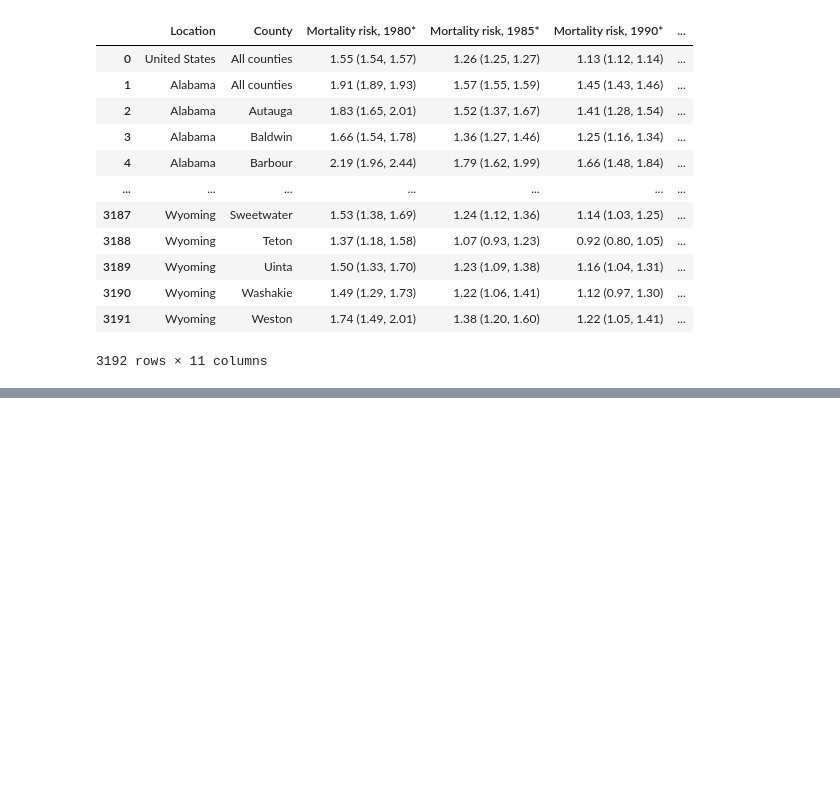
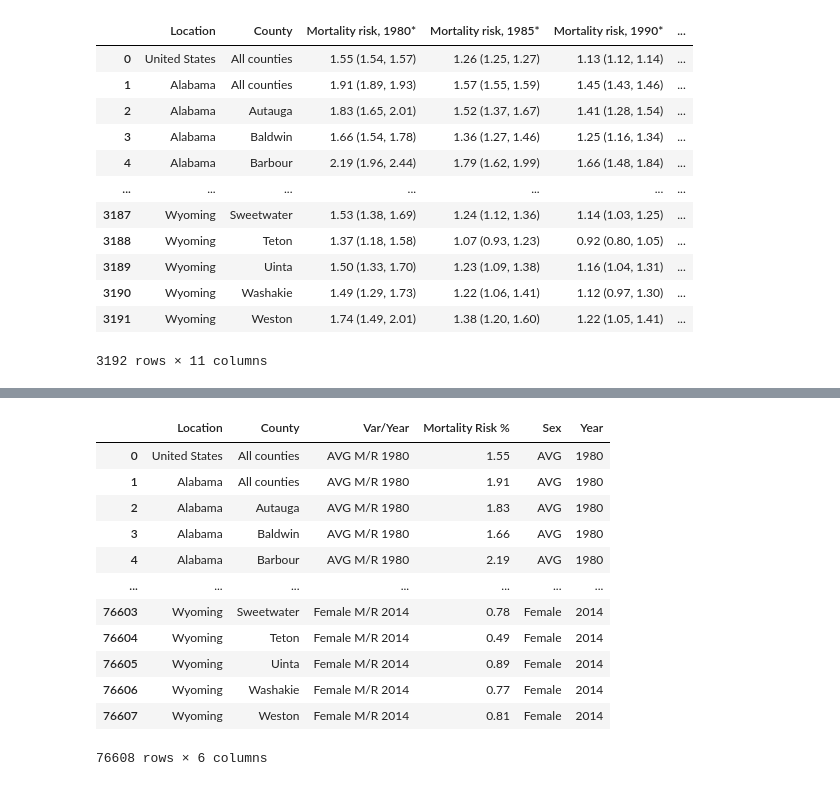
Before and after one commit to Dlstark/Mortality_Rates, a Jupyter notebook: Notebooks/Mortality Risk.ipynb, the cells around one changed output, grey strips where cells are left out. Cells and saved outputs as stored; diff of their text form; code cells hidden in the pictures; blank space fills up the shorter version.

```diff
--- a/Notebooks/Mortality Risk.ipynb
+++ b/Notebooks/Mortality Risk.ipynb
@@ -165,8 +171,8 @@ risk_group3[['AVG M/R 2010', 'Male M/R 2010', 'Female M/R 2010']] = risk_group3[
 risk_group3 = risk_group3.drop('Mortality risk, 2010*', axis=1)
 risk_group3[['AVG M/R 2014', 'Male M/R 2014', 'Female M/R 2014']] = risk_group3['Mortality risk, 2014*'].str.split(expand=True)
 risk_group3 = risk_group3.drop('Mortality risk, 2014*', axis=1)
-risk_group3[['AVG M/R Change 1980-2014', 'Male M/R Change 1980-2014', 'Female M/R Change 1980-2014']] = risk_group3['% Change in mortality risk, 1980-2014'].str.split(expand=True)
-risk_group3 = risk_group3.drop('% Change in mortality risk, 1980-2014', axis=1)
+#risk_group3[['AVG M/R Change 1980-2014', 'Male M/R Change 1980-2014', 'Female M/R Change 1980-2014']] = risk_group3['% Change in mortality risk, 1980-2014'].str.split(expand=True)
+#risk_group3 = risk_group3.drop('% Change in mortality risk, 1980-2014', axis=1)
 risk_group3
 # %% [output]
 |  | Location | County | AVG M/R 1980 | Male M/R 1980 | Female M/R 1980 | AVG M/R 1985 | Male M/R 1985 | ... |
@@ -217,8 +223,8 @@ risk_group4[['AVG M/R 2010', 'Male M/R 2010', 'Female M/R 2010']] = risk_group4[
 risk_group4 = risk_group4.drop('Mortality risk, 2010*', axis=1)
 risk_group4[['AVG M/R 2014', 'Male M/R 2014', 'Female M/R 2014']] = risk_group4['Mortality risk, 2014*'].str.split(expand=True)
 risk_group4 = risk_group4.drop('Mortality risk, 2014*', axis=1)
-risk_group4[['AVG M/R Change 1980-2014', 'Male M/R Change 1980-2014', 'Female M/R Change 1980-2014']] = risk_group4['% Change in mortality risk, 1980-2014'].str.split(expand=True)
-risk_group4 = risk_group4.drop('% Change in mortality risk, 1980-2014', axis=1)
+#risk_group4[['AVG M/R Change 1980-2014', 'Male M/R Change 1980-2014', 'Female M/R Change 1980-2014']] = risk_group4['% Change in mortality risk, 1980-2014'].str.split(expand=True)
+#risk_group4 = risk_group4.drop('% Change in mortality risk, 1980-2014', axis=1)
 risk_group4
 # %% [output]
 |  | Location | County | AVG M/R 1980 | Male M/R 1980 | Female M/R 1980 | AVG M/R 1985 | Male M/R 1985 | ... |
@@ -269,8 +275,8 @@ risk_group5[['AVG M/R 2010', 'Male M/R 2010', 'Female M/R 2010']] = risk_group5[
 risk_group5 = risk_group5.drop('Mortality risk, 2010*', axis=1)
 risk_group5[['AVG M/R 2014', 'Male M/R 2014', 'Female M/R 2014']] = risk_group5['Mortality risk, 2014*'].str.split(expand=True)
 risk_group5 = risk_group5.drop('Mortality risk, 2014*', axis=1)
-risk_group5[['AVG M/R Change 1980-2014', 'Male M/R Change 1980-2014', 'Female M/R Change 1980-2014']] = risk_group5['% Change in mortality risk, 1980-2014'].str.split(expand=True)
-risk_group5 = risk_group5.drop('% Change in mortality risk, 1980-2014', axis=1)
+#risk_group5[['AVG M/R Change 1980-2014', 'Male M/R Change 1980-2014', 'Female M/R Change 1980-2014']] = risk_group5['% Change in mortality risk, 1980-2014'].str.split(expand=True)
+#risk_group5 = risk_group5.drop('% Change in mortality risk, 1980-2014', axis=1)
 risk_group5
 # %% [output]
 |  | Location | County | AVG M/R 1980 | Male M/R 1980 | Female M/R 1980 | AVG M/R 1985 | Male M/R 1985 | ... |
@@ -306,0 +313,7 @@ risk_group5
+# %%
+risk_group1_melt = risk_group1.melt(id_vars=['Location', 'County'],var_name='Var/Year', value_name='Mortality Risk %')
+risk_group2_melt = risk_group2.melt(id_vars=['Location', 'County'],var_name='Var/Year', value_name='Mortality Risk %')
+risk_group3_melt = risk_group3.melt(id_vars=['Location', 'County'],var_name='Var/Year', value_name='Mortality Risk %')
+risk_group4_melt = risk_group4.melt(id_vars=['Location', 'County'],var_name='Var/Year', value_name='Mortality Risk %')
+risk_group5_melt = risk_group5.melt(id_vars=['Location', 'County'],var_name='Var/Year', value_name='Mortality Risk %')
+risk_group1_melt
@@ -306,0 +334,21 @@ risk_group5
+# %%
+risk_group1_melt[['Sex', 'Year']] = risk_group1_melt['Var/Year'].str.split(pat = ' M\/R ', expand = True)
+risk_group2_melt[['Sex', 'Year']] = risk_group2_melt['Var/Year'].str.split(pat = ' M\/R ', expand = True)
+risk_group3_melt[['Sex', 'Year']] = risk_group3_melt['Var/Year'].str.split(pat = ' M\/R ', expand = True)
+risk_group4_melt[['Sex', 'Year']] = risk_group4_melt['Var/Year'].str.split(pat = ' M\/R ', expand = True)
+risk_group5_melt[['Sex', 'Year']] = risk_group5_melt['Var/Year'].str.split(pat = ' M\/R ', expand = True)
+risk_group1_melt
+# %% [output]
+|  | Location | County | Var/Year | Mortality Risk % | Sex | Year |
+| 0 | United States | All counties | AVG M/R 1980 | 1.55 | AVG | 1980 |
+| 1 | Alabama | All counties | AVG M/R 1980 | 1.91 | AVG | 1980 |
+| 2 | Alabama | Autauga | AVG M/R 1980 | 1.83 | AVG | 1980 |
+| 3 | Alabama | Baldwin | AVG M/R 1980 | 1.66 | AVG | 1980 |
+| 4 | Alabama | Barbour | AVG M/R 1980 | 2.19 | AVG | 1980 |
+| ... | ... | ... | ... | ... | ... | ... |
+| 76603 | Wyoming | Sweetwater | Female M/R 2014 | 0.78 | Female | 2014 |
+| 76604 | Wyoming | Teton | Female M/R 2014 | 0.49 | Female | 2014 |
+| 76605 | Wyoming | Uinta | Female M/R 2014 | 0.89 | Female | 2014 |
+| 76606 | Wyoming | Washakie | Female M/R 2014 | 0.77 | Female | 2014 |
+| 76607 | Wyoming | Weston | Female M/R 2014 | 0.81 | Female | 2014 |
+76608 rows × 6 columns
```
Also changed, not shown: parts of 19 cells of this notebook, 15 other files.
